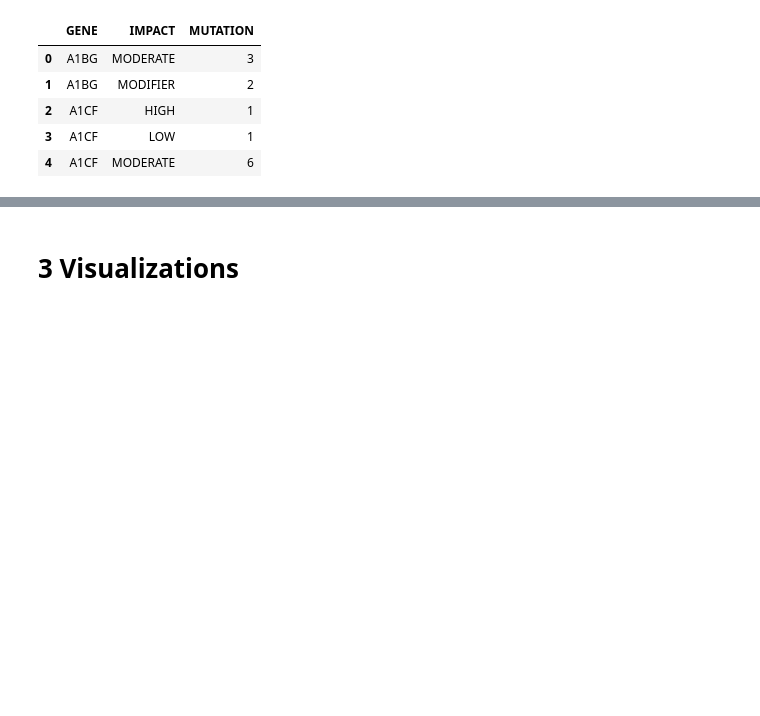
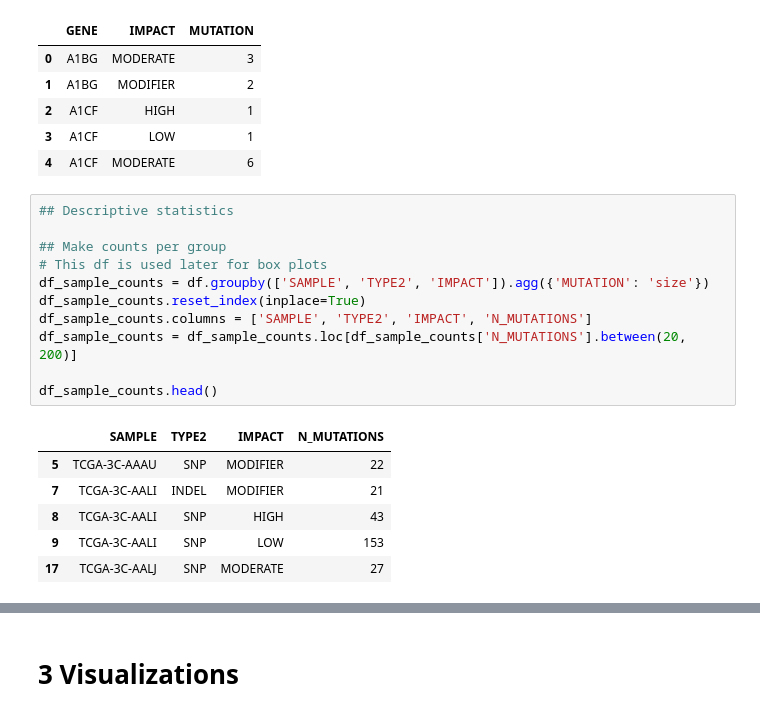
Before and after one commit to carMartinez/eda_python_vs_r, a Jupyter notebook: python_explore.ipynb, the cells around one changed output, grey strips where cells are left out. Saved outputs shown, nothing was run; the diff lists cells and outputs as text; blank space fills up the shorter version.

```diff
--- a/python_explore.ipynb
+++ b/python_explore.ipynb
@@ -506,3 +507,21 @@ df_impact.head()
 | 2 | A1CF | HIGH | 1 |
 | 3 | A1CF | LOW | 1 |
 | 4 | A1CF | MODERATE | 6 |
+# %%
+## Descriptive statistics
+
+## Make counts per group
+# This df is used later for box plots
+df_sample_counts = df.groupby(['SAMPLE', 'TYPE2', 'IMPACT']).agg({'MUTATION': 'size'})
+df_sample_counts.reset_index(inplace=True)
+df_sample_counts.columns = ['SAMPLE', 'TYPE2', 'IMPACT', 'N_MUTATIONS']
+df_sample_counts = df_sample_counts.loc[df_sample_counts['N_MUTATIONS'].between(20, 200)]
+
+df_sample_counts.head()
+# %% [output]
+|  | SAMPLE | TYPE2 | IMPACT | N_MUTATIONS |
+| 5 | TCGA-3C-AAAU | SNP | MODIFIER | 22 |
+| 7 | TCGA-3C-AALI | INDEL | MODIFIER | 21 |
+| 8 | TCGA-3C-AALI | SNP | HIGH | 43 |
+| 9 | TCGA-3C-AALI | SNP | LOW | 153 |
+| 17 | TCGA-3C-AALJ | SNP | MODERATE | 27 |
```
Also changed, not shown: parts of 5 cells of this notebook, 2 other files.
